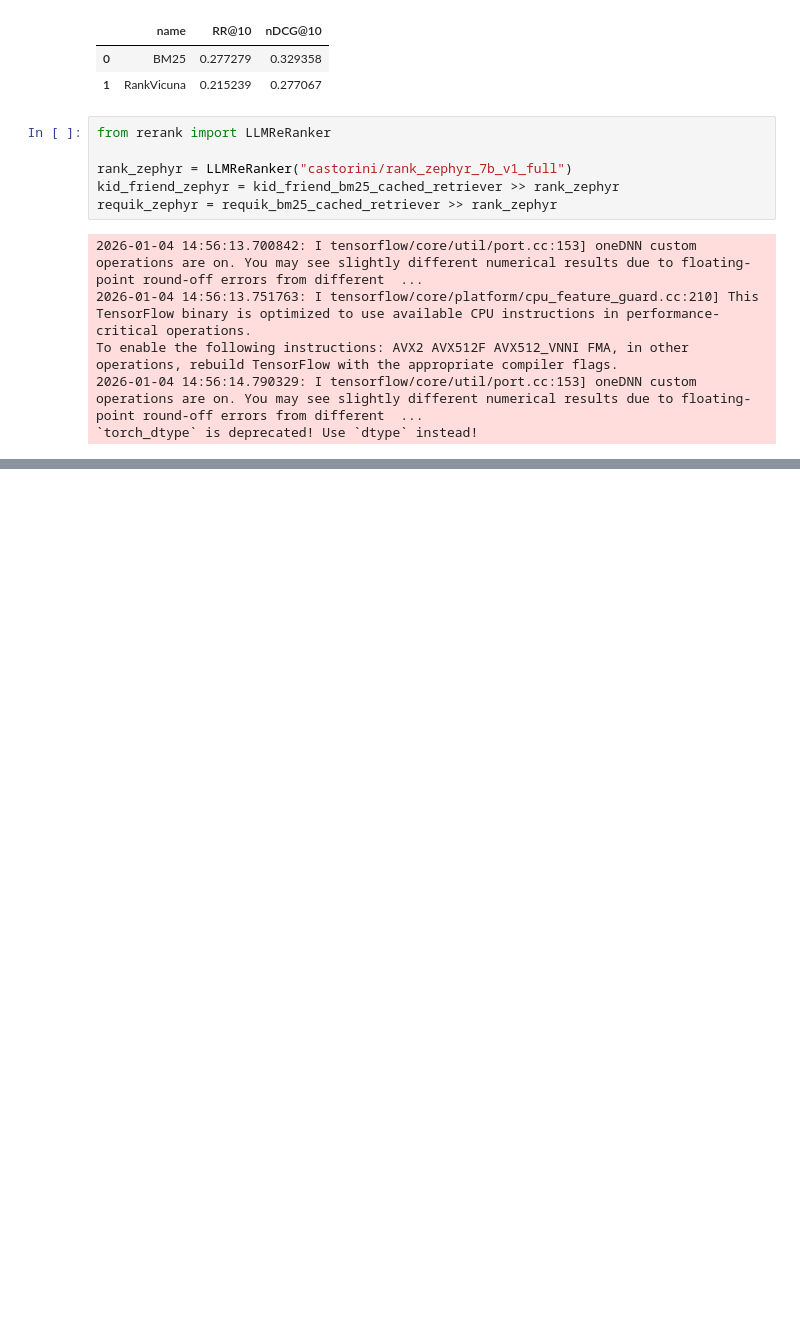
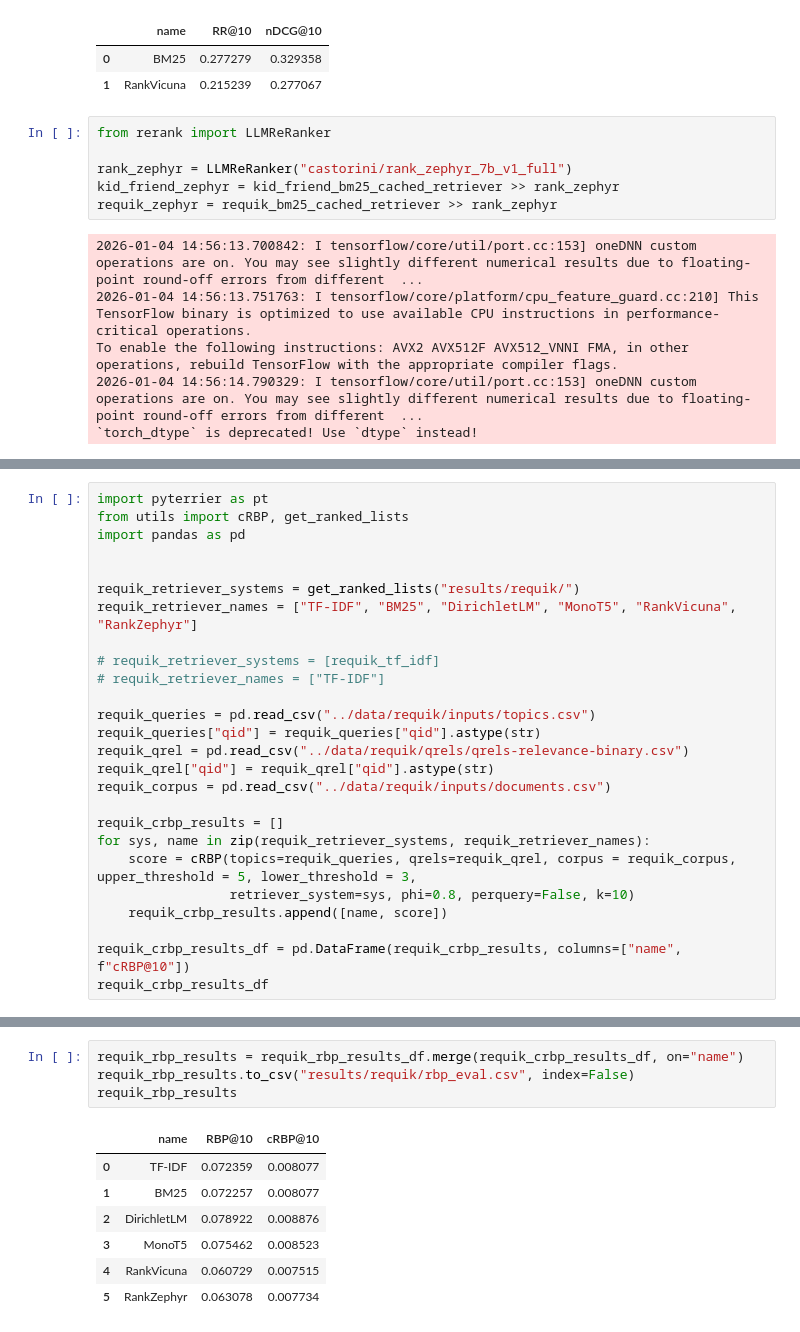
Before and after one commit to SOLandChildren/ChildCenteredEvaluation, a Jupyter notebook: code/indexing_retrieval.ipynb, the cells around one changed output, grey strips where cells are left out. Drawn from its saved outputs; the diff is of its cells as text; blank space fills up the shorter version.

```diff
--- a/code/indexing_retrieval.ipynb
+++ b/code/indexing_retrieval.ipynb
@@ -459,0 +520,26 @@ pt.Experiment(
+# %%
+import pyterrier as pt
+from utils import cRBP, get_ranked_lists
+import pandas as pd
+
+
+requik_retriever_systems = get_ranked_lists("results/requik/")
+requik_retriever_names = ["TF-IDF", "BM25", "DirichletLM", "MonoT5", "RankVicuna", "RankZephyr"]
+
+# requik_retriever_systems = [requik_tf_idf]
+# requik_retriever_names = ["TF-IDF"]
+
+requik_queries = pd.read_csv("../data/requik/inputs/topics.csv")
+requik_queries["qid"] = requik_queries["qid"].astype(str)
+requik_qrel = pd.read_csv("../data/requik/qrels/qrels-relevance-binary.csv")
+requik_qrel["qid"] = requik_qrel["qid"].astype(str)
+requik_corpus = pd.read_csv("../data/requik/inputs/documents.csv")
+
+requik_crbp_results = []
+for sys, name in zip(requik_retriever_systems, requik_retriever_names):
+    score = cRBP(topics=requik_queries, qrels=requik_qrel, corpus = requik_corpus, upper_threshold = 5, lower_threshold = 3,
+                 retriever_system=sys, phi=0.8, perquery=False, k=10)
+    requik_crbp_results.append([name, score])
+
+requik_crbp_results_df = pd.DataFrame(requik_crbp_results, columns=["name", f"cRBP@10"])
+requik_crbp_results_df
@@ -459,0 +554,12 @@ pt.Experiment(
+# %%
+requik_rbp_results = requik_rbp_results_df.merge(requik_crbp_results_df, on="name")
+requik_rbp_results.to_csv("results/requik/rbp_eval.csv", index=False)
+requik_rbp_results
+# %% [output]
+|  | name | RBP@10 | cRBP@10 |
+| 0 | TF-IDF | 0.072359 | 0.008077 |
+| 1 | BM25 | 0.072257 | 0.008077 |
+| 2 | DirichletLM | 0.078922 | 0.008876 |
+| 3 | MonoT5 | 0.075462 | 0.008523 |
+| 4 | RankVicuna | 0.060729 | 0.007515 |
+| 5 | RankZephyr | 0.063078 | 0.007734 |
```
Also changed, not shown: parts of 15 cells of this notebook, 37 other files.
